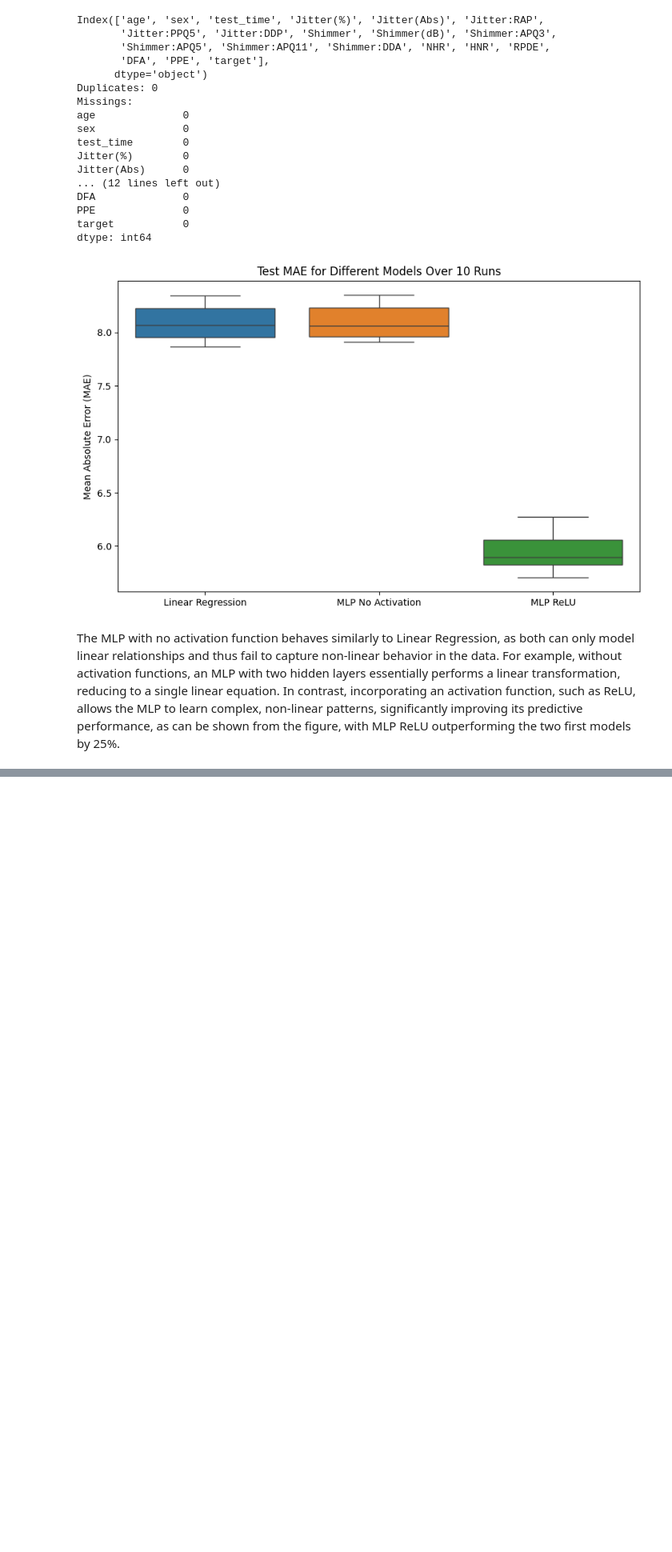
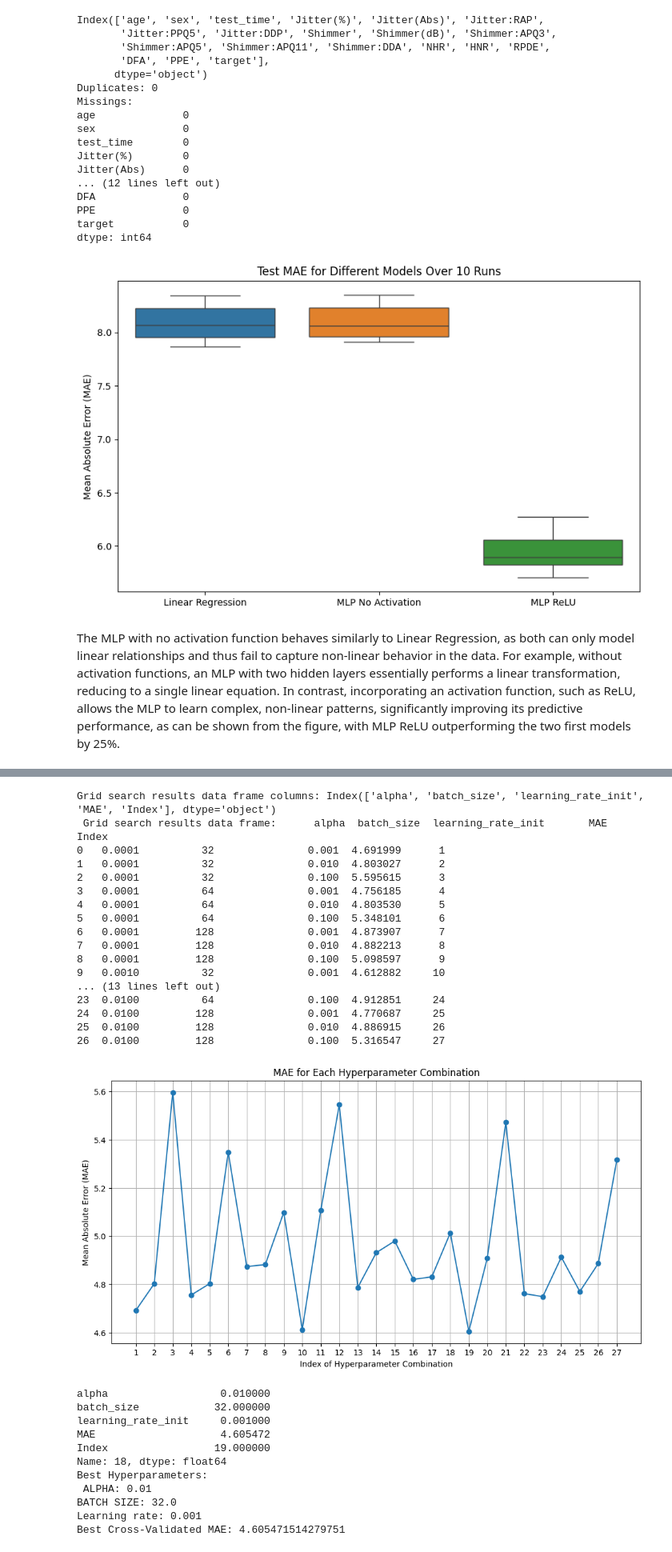
Before and after one commit to JohanGRibeiro/ml-projects, a Jupyter notebook: CodeJohan/hw3.ipynb, the cells around one changed output, grey strips where cells are left out. Shown: that part at 80% size. Saved outputs shown, nothing was run; the diff lists cells and outputs as text; code cells hidden in the pictures; blank space fills up the shorter version.

Commit message:
Code completed, to be confirmed

```diff
--- a/CodeJohan/hw3.ipynb
+++ b/CodeJohan/hw3.ipynb
@@ -137,0 +89,76 @@ RuntimeError: No mappable was found to use for colorbar creation. First define a
+# %%
+# Declare neural network
+mlp = MLPRegressor(hidden_layer_sizes=(10, 10), max_iter=1000, random_state=0)
+
+# Hyperparameter grid we will search on
+param_grid = {
+    'alpha': [0.0001, 0.001, 0.01],  # L2 penalty
+    'learning_rate_init': [0.001, 0.01, 0.1],  # Learning rate
+    'batch_size': [32, 64, 128]  # Batch size
+}
+
+# Run grid search
+grid_search = GridSearchCV(mlp, param_grid, scoring='neg_mean_absolute_error', n_jobs=-1)
+grid_search.fit(X_train, y_train)
+
+# Extract results for plotting and create a dataframe
+results = grid_search.cv_results_
+results_df = pd.DataFrame(results['params'])
+results_df['MAE'] = -results['mean_test_score']  # Convert to positive MAE
+results_df['Index'] = range(1, len(results_df) + 1) # Create an index for each combination
+
+# Thus we get a dataframe with this format:
+#['alpha', 'batch_size', 'learning_rate_init', 'MAE', 'Index']
+#[ ...   ,   .. . . .  , . .. .. . .. . .. . ,  .. . , ... ..]
+#[ ...   ,   .. . . .  , . .. .. . .. . .. . ,  .. . , ... ..]
+# etc, to confirm:
+print(f'Grid search results data frame columns: {results_df.columns}\n Grid search results data frame: {results_df}')
+
+
+# Reporting the best combination and its index
+best_index = results_df['MAE'].idxmin()  # Row index of the minimum MAE in grid search results
+best_combination = results_df.iloc[best_index]
+print(best_combination)
+print(f"Best Hyperparameters: \n ALPHA: {best_combination['alpha']} \nBATCH SIZE: {best_combination['batch_size']}\nLearning rate: {best_combination['learning_rate_init']}")
+print(f"Best Cross-Validated MAE: {best_combination['MAE']}")
+
+# Plotting MAE against the index of hyperparameter combinations index
+plt.figure(figsize=(12, 6))
+plt.plot(results_df['Index'], results_df['MAE'], marker='o')
+
+plt.title('MAE for Each Hyperparameter Combination')
+plt.xlabel('Index of Hyperparameter Combination')
+plt.ylabel('Mean Absolute Error (MAE)')
+plt.xticks(results_df['Index'])  # Show all indexes on x-axis
+plt.grid()
+plt.show()
+# %% [output]
+Grid search results data frame columns: Index(['alpha', 'batch_size', 'learning_rate_init', 'MAE', 'Index'], dtype='object')
+ Grid search results data frame:      alpha  batch_size  learning_rate_init       MAE  Index
+0   0.0001          32               0.001  4.691999      1
+1   0.0001          32               0.010  4.803027      2
+2   0.0001          32               0.100  5.595615      3
+3   0.0001          64               0.001  4.756185      4
+4   0.0001          64               0.010  4.803530      5
+5   0.0001          64               0.100  5.348101      6
+6   0.0001         128               0.001  4.873907      7
+7   0.0001         128               0.010  4.882213      8
+8   0.0001         128               0.100  5.098597      9
+9   0.0010          32               0.001  4.612882     10
+... (13 lines left out)
+23  0.0100          64               0.100  4.912851     24
+24  0.0100         128               0.001  4.770687     25
+25  0.0100         128               0.010  4.886915     26
+26  0.0100         128               0.100  5.316547     27
+[figure, added]
+alpha                  0.010000
+batch_size            32.000000
+learning_rate_init     0.001000
+MAE                    4.605472
+Index                 19.000000
+Name: 18, dtype: float64
+Best Hyperparameters:
+ ALPHA: 0.01
+BATCH SIZE: 32.0
+Learning rate: 0.001
+Best Cross-Validated MAE: 4.605471514279751
```
Also changed, not shown: parts of 1 cell of this notebook.
